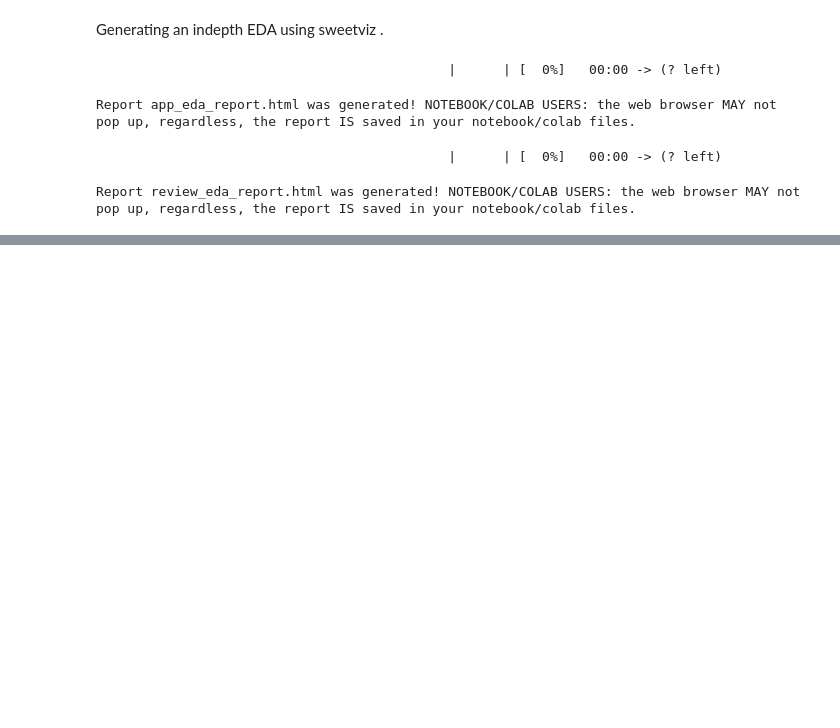
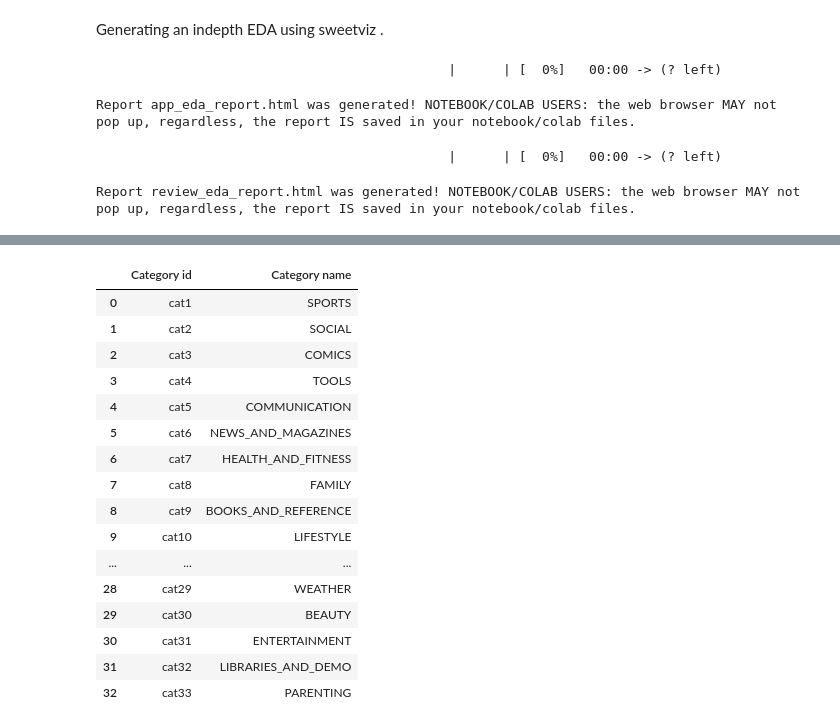
Before and after one commit to Talieh-Sh/Google_Play_Store_Apps_EDA, a Jupyter notebook: Google_Play_Store_Apps_EDA.ipynb, the cells around one changed output, grey strips where cells are left out. Drawn from its saved outputs; the diff is of its cells as text; code cells hidden in the pictures; blank space fills up the shorter version.

```diff
--- a/Google_Play_Store_Apps_EDA.ipynb
+++ b/Google_Play_Store_Apps_EDA.ipynb
@@ -369,0 +474,39 @@ pivottablejs.pivot_ui(app_pivot)
+# %%
+# Extracting unique Categories' and Genres' name
+categories=app_df["Category"].unique()
+genres=app_df["Genres"].unique()
+# Making Ids
+category_id=np.arange(1,len(categories)+1)
+genre_id=np.arange(1,len(genres)+1)
+# %%
+# Use a list comprehension to add "cat" to each category_id.
+catid=[f"cat{id}" for id in category_id]
+genid=[f"gen{id}" for id in genre_id]
+
+# Create a category DataFrame with the catid array as category_id and categories list as the category name.
+category_dict={"Category id":catid ,"Category name":categories}
+category_df = pd.DataFrame(category_dict)
+# Create a genre DataFrame with the genid array as genre_id and genre list as the genre name.
+genre_dict={"Genre id":genid ,"Genre name":genres}
+genre_df = pd.DataFrame(genre_dict)
+# %%
+#Print built dataframes
+category_df
+# %% [output]
+|  | Category id | Category name |
+| 0 | cat1 | SPORTS |
+| 1 | cat2 | SOCIAL |
+| 2 | cat3 | COMICS |
+| 3 | cat4 | TOOLS |
+| 4 | cat5 | COMMUNICATION |
+| 5 | cat6 | NEWS_AND_MAGAZINES |
+| 6 | cat7 | HEALTH_AND_FITNESS |
+| 7 | cat8 | FAMILY |
+| 8 | cat9 | BOOKS_AND_REFERENCE |
+| 9 | cat10 | LIFESTYLE |
+| ... | ... | ... |
+| 28 | cat29 | WEATHER |
+| 29 | cat30 | BEAUTY |
+| 30 | cat31 | ENTERTAINMENT |
+| 31 | cat32 | LIBRARIES_AND_DEMO |
+| 32 | cat33 | PARENTING |
```
Also changed, not shown: parts of 23 cells of this notebook, 6 other files.
